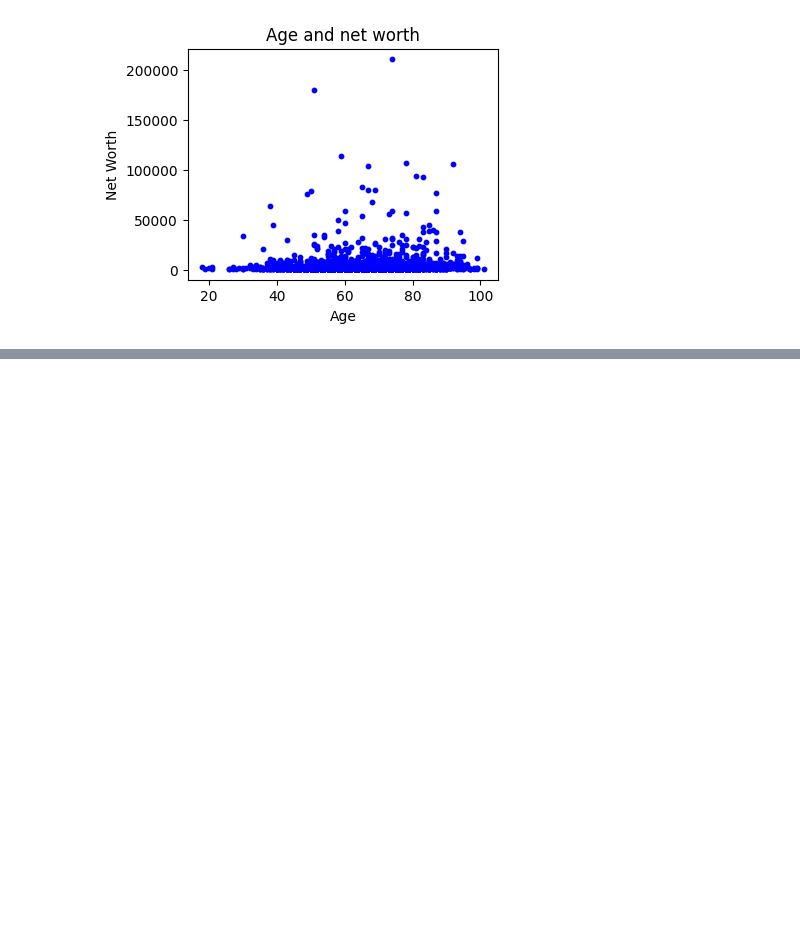
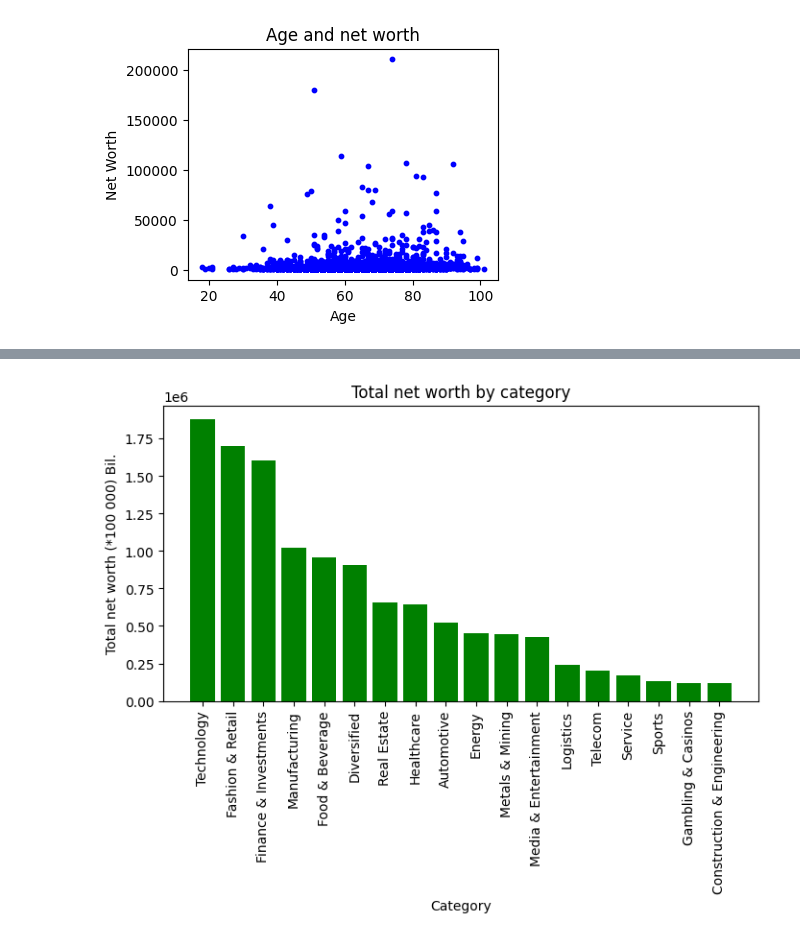
Before and after one commit to huy-ph/data_mining, a Jupyter notebook: learning/billionaires_statistics/billionaires_analysis.ipynb, the cells around one changed output, grey strips where cells are left out. Cells and saved outputs as stored; diff of their text form; code cells hidden in the pictures; blank space fills up the shorter version.

```diff
--- a/learning/billionaires_statistics/billionaires_analysis.ipynb
+++ b/learning/billionaires_statistics/billionaires_analysis.ipynb
@@ -120,3 +133,16 @@ plt.show()
+# %%
+# get the net worth for each category
+total_net_category = bil_stat.groupby('category')['finalWorth'].sum().sort_values(ascending=0)
+
+plt.figure(figsize=(8,4))
+plt.bar(total_net_category.index, total_net_category.values, color='green')
+plt.xlabel('Category')
+plt.ylabel('Total net worth (*100 000) Bil.')
+plt.xticks(rotation='vertical')
+plt.title('Total net worth by category')
+plt.show()
+# %% [output]
+[figure, added]
 # %%
 #total networth by category, country, gender, selfmade
 # %%
```
Also changed, not shown: parts of 5 cells of this notebook.
